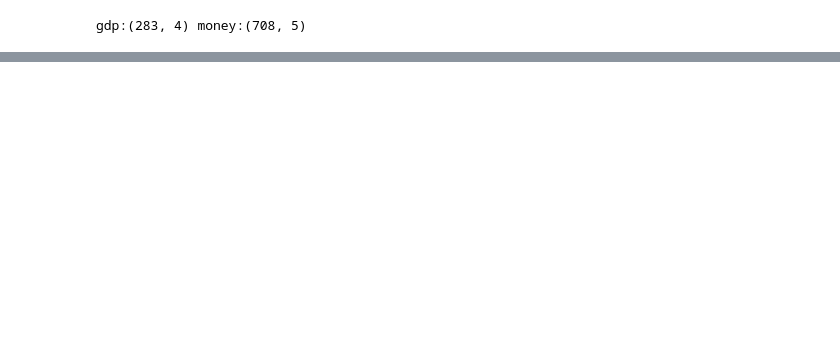
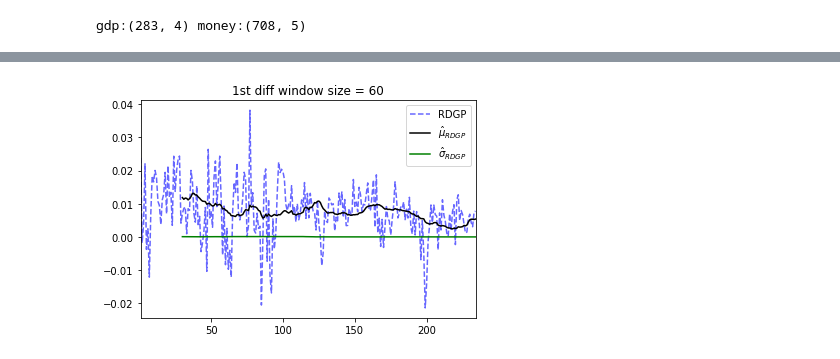
Before and after one commit to karasikHacker/econ571ps2, a Jupyter notebook: ps2.ipynb, the cells around one changed output, grey strips where cells are left out. Saved outputs shown, nothing was run; the diff lists cells and outputs as text; code cells hidden in the pictures; blank space fills up the shorter version.

```diff
--- a/ps2.ipynb
+++ b/ps2.ipynb
@@ -101,0 +118,9 @@ Critical Values:
+# %%
+diff1 = diff(q_X.RGDP, k_diff=1)
+diff1.plot(style='k--', c='b', alpha=0.6)
+ax = diff1.rolling(30).mean().plot( style='k', legend=True, title=r'1st diff window size = 60')
+ax = diff1.rolling(30).var().plot( style='g', legend=True, title=r'1st diff window size = 60')
+ax.legend(['RDGP', r'$\hat{\mu}_{RDGP}$', r'$\hat{\sigma}_{RDGP}$'])
+#ax.get_figure().savefig('figures/sm_1diff.pdf')
+# %% [output]
+[figure, added]
```
Also changed, not shown: parts of 15 cells of this notebook, 6 other files.
